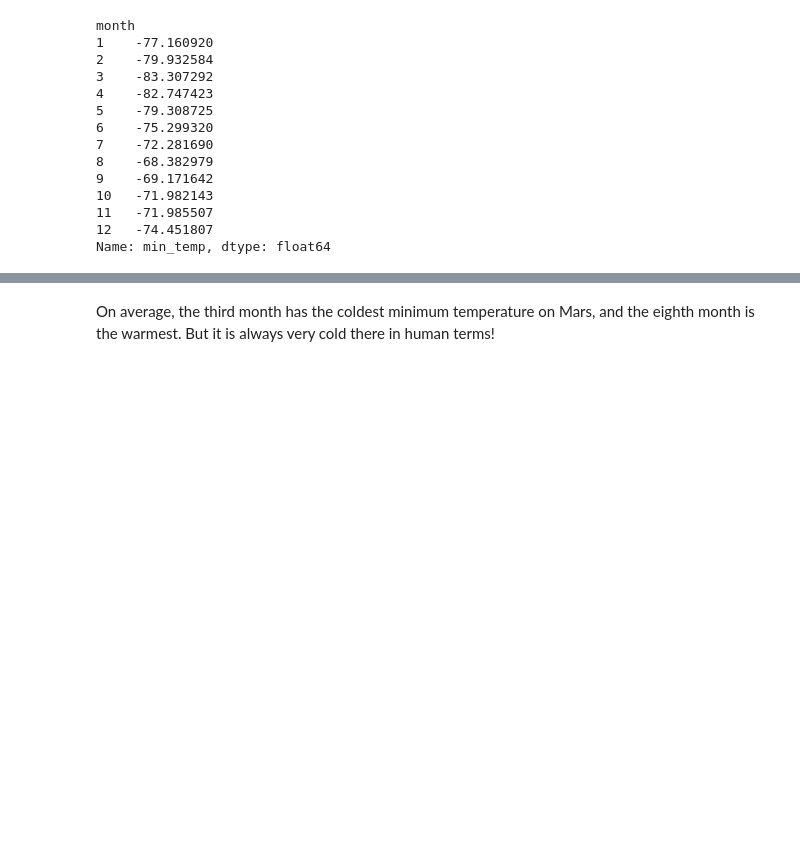
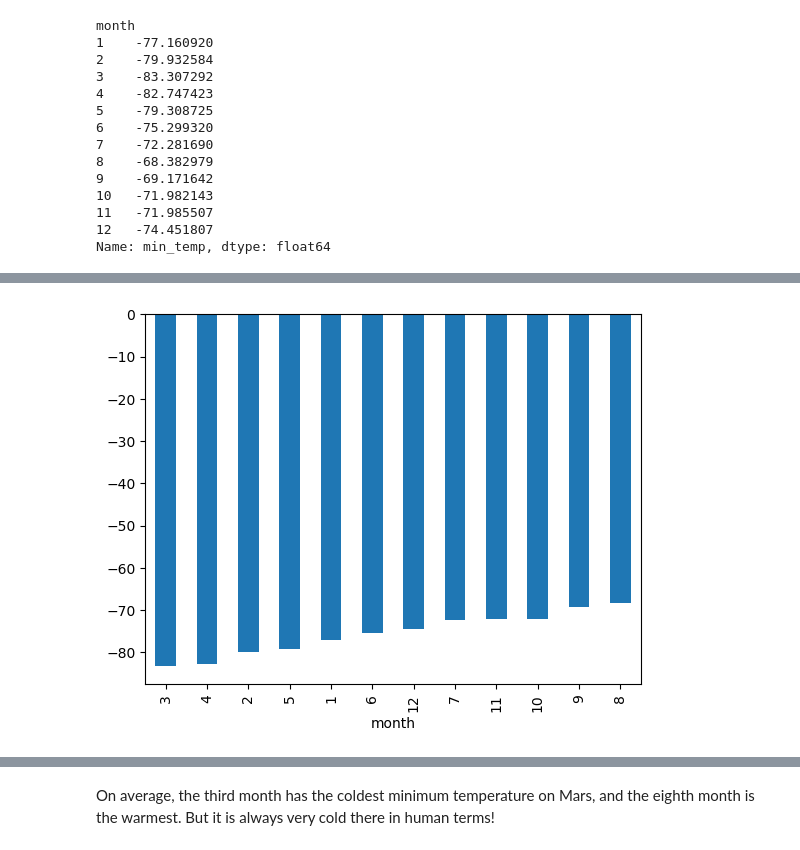
Before and after one commit to JuanJCoronado/Challenge11_JuanJCoronado, a Jupyter notebook: part_2_mars_weather.ipynb, the cells around one changed output, grey strips where cells are left out. Saved outputs shown, nothing was run; the diff lists cells and outputs as text; code cells hidden in the pictures; blank space fills up the shorter version.

```diff
--- a/part_2_mars_weather.ipynb
+++ b/part_2_mars_weather.ipynb
@@ -211,0 +233,20 @@ Name: min_temp, dtype: float64
+# %%
+# Identify the coldest and hottest months in Curiosity's location
+
+# temp_month_sorted = temp_month.sort_values(by=['min_temp'])
+sorted_min_temp = temp_month.sort_values()
+
+sorted_min_temp.plot(kind='bar')
+plt.show()
+
+# x_values2 = temp_month_sorted.index
+# y_values2 = temp_month_sorted['min_temp']
+
+# plt.bar(x_values2, y_values2)
+# plt.title('Average temp by month')
+# plt.xlabel('Month')
+# plt.ylabel('Temperature in Celsius')
+# plt.xticks(x_values2)
+# plt.show()
+# %% [output]
+[figure, added]
```
Also changed, not shown: parts of 10 cells of this notebook.
